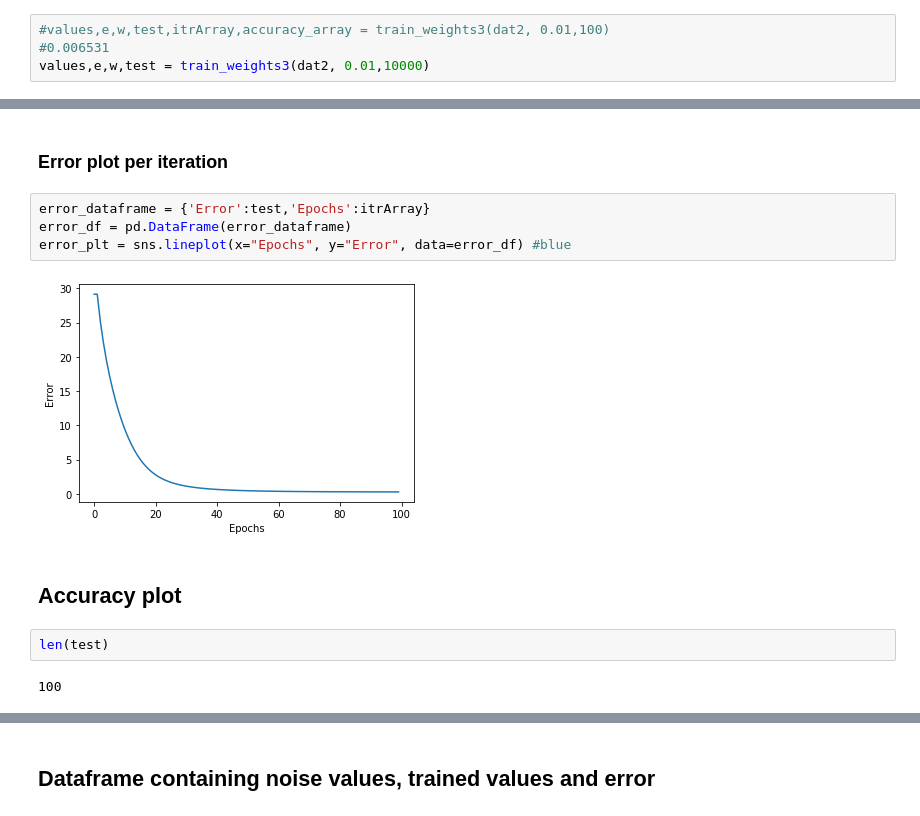
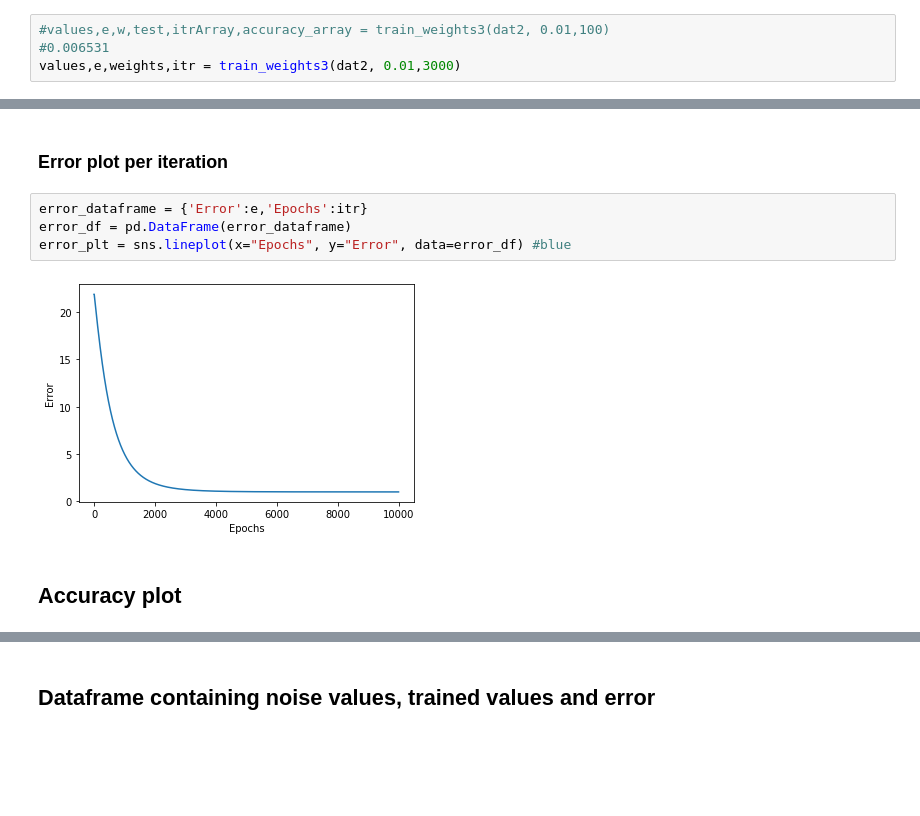
Before and after one commit to Kikumu/Computational-science-practice, a Jupyter notebook: CourseProject/Computational-Science-ACW.ipynb, the cells around one changed output, grey strips where cells are left out. Drawn from its saved outputs; the diff is of its cells as text; blank space fills up the shorter version.

```diff
--- a/CourseProject/Computational-Science-ACW.ipynb
+++ b/CourseProject/Computational-Science-ACW.ipynb
@@ -580,5 +579,5 @@ dat2 = triple_converter(x_scaled)
 # %%
 #values,e,w,test,itrArray,accuracy_array = train_weights3(dat2, 0.01,100)
 #0.006531
-values,e,w,test = train_weights3(dat2, 0.01,10000)
+values,e,weights,itr = train_weights3(dat2, 0.01,3000)
 # %% [output]
@@ -646,14 +645,10 @@ plt.show()
 # %% [markdown]
 ### Error plot per iteration
 # %%
-error_dataframe = {'Error':test,'Epochs':itrArray}
+error_dataframe = {'Error':e,'Epochs':itr}
 error_df = pd.DataFrame(error_dataframe)
 error_plt = sns.lineplot(x="Epochs", y="Error", data=error_df) #blue
 # %% [output]
-[figure, old version]
+[figure, new version]
 # %% [markdown]
 ## Accuracy plot
-# %%
-len(test)
-# %% [output]
-100
```
Also changed, not shown: parts of 22 cells of this notebook.
